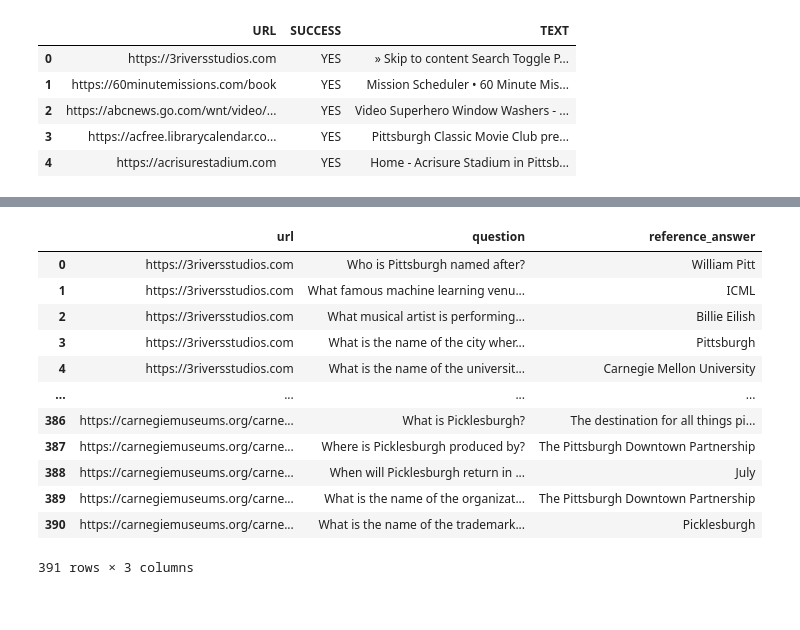
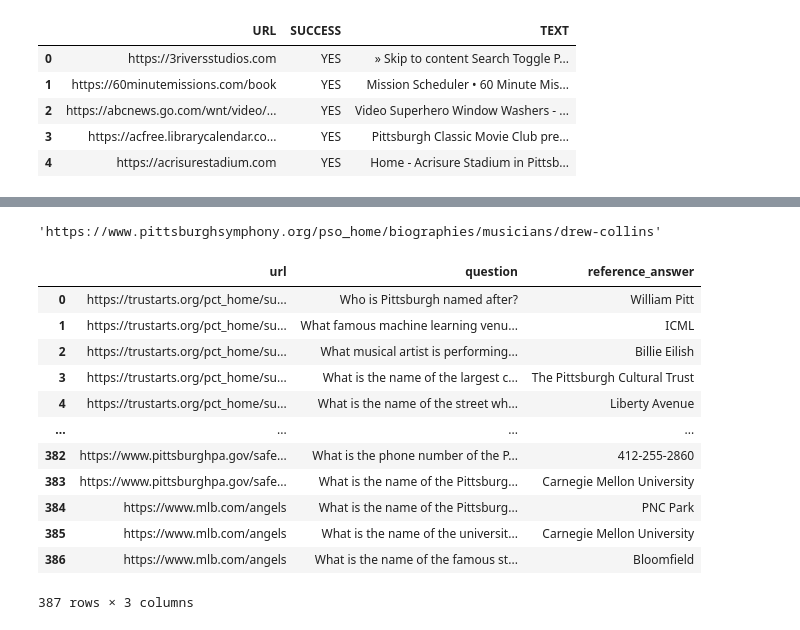
Before and after one commit to zianpan/anlp-spring2025-hw2, a Jupyter notebook: annotations/generate_test_qa_pair.ipynb, the cells around one changed output, grey strips where cells are left out. Drawn from its saved outputs; the diff is of its cells as text; code cells hidden in the pictures.

```diff
--- a/annotations/generate_test_qa_pair.ipynb
+++ b/annotations/generate_test_qa_pair.ipynb
@@ -156,0 +255,4 @@ qa_df.to_csv('qa_pairs.csv', index=False)
+# %%
+df_loaded_new.iloc[2089]['url']
+# %% [output]
+'https://www.pittsburghsymphony.org/pso_home/biographies/musicians/drew-collins'
@@ -157,17 +261,17 @@ qa_df.to_csv('qa_pairs.csv', index=False)
 # %%
-df_loaded = pd.read_csv('qa_pairs.csv')
+df_loaded = pd.read_csv('qa_pairs_new.csv')
 df_loaded
 # %% [output]
 |  | url | question | reference_answer |
-| 0 | https://3riversstudios.com | Who is Pittsburgh named after? | William Pitt |
-| 1 | https://3riversstudios.com | What famous machine learning venu... | ICML |
-| 2 | https://3riversstudios.com | What musical artist is performing... | Billie Eilish |
-| 3 | https://3riversstudios.com | What is the name of the city wher... | Pittsburgh |
-| 4 | https://3riversstudios.com | What is the name of the universit... | Carnegie Mellon University |
+| 0 | https://trustarts.org/pct_home/su... | Who is Pittsburgh named after? | William Pitt |
+| 1 | https://trustarts.org/pct_home/su... | What famous machine learning venu... | ICML |
+| 2 | https://trustarts.org/pct_home/su... | What musical artist is performing... | Billie Eilish |
+| 3 | https://trustarts.org/pct_home/su... | What is the name of the largest c... | The Pittsburgh Cultural Trust |
+| 4 | https://trustarts.org/pct_home/su... | What is the name of the street wh... | Liberty Avenue |
 | ... | ... | ... | ... |
-| 386 | https://carnegiemuseums.org/carne... | What is Picklesburgh? | The destination for all things pi... |
-| 387 | https://carnegiemuseums.org/carne... | Where is Picklesburgh produced by? | The Pittsburgh Downtown Partnership |
-| 388 | https://carnegiemuseums.org/carne... | When will Picklesburgh return in ... | July |
-| 389 | https://carnegiemuseums.org/carne... | What is the name of the organizat... | The Pittsburgh Downtown Partnership |
-| 390 | https://carnegiemuseums.org/carne... | What is the name of the trademark... | Picklesburgh |
+| 382 | https://www.pittsburghpa.gov/safe... | What is the phone number of the P... | 412-255-2860 |
+| 383 | https://www.pittsburghpa.gov/safe... | What is the name of the Pittsburg... | Carnegie Mellon University |
+| 384 | https://www.mlb.com/angels | What is the name of the Pittsburg... | PNC Park |
+| 385 | https://www.mlb.com/angels | What is the name of the universit... | Carnegie Mellon University |
+| 386 | https://www.mlb.com/angels | What is the name of the famous st... | Bloomfield |
-391 rows × 3 columns
+387 rows × 3 columns
```
Also changed, not shown: parts of 10 cells of this notebook, 5 other files.
